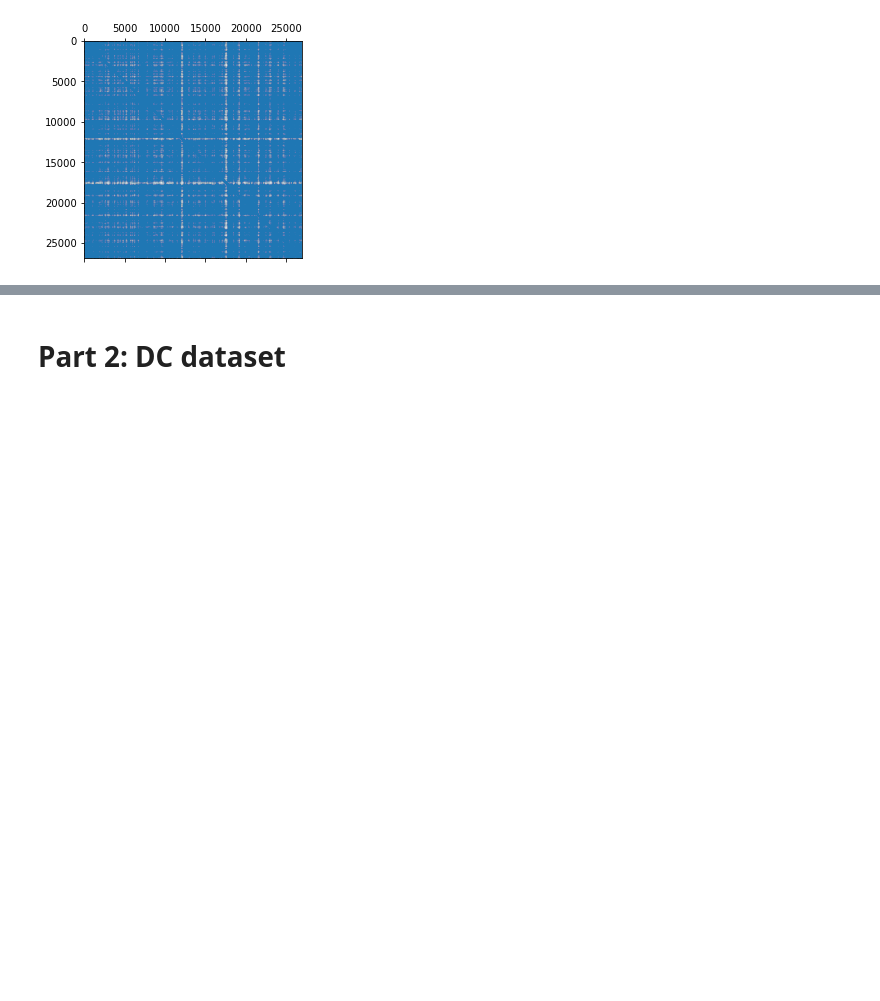
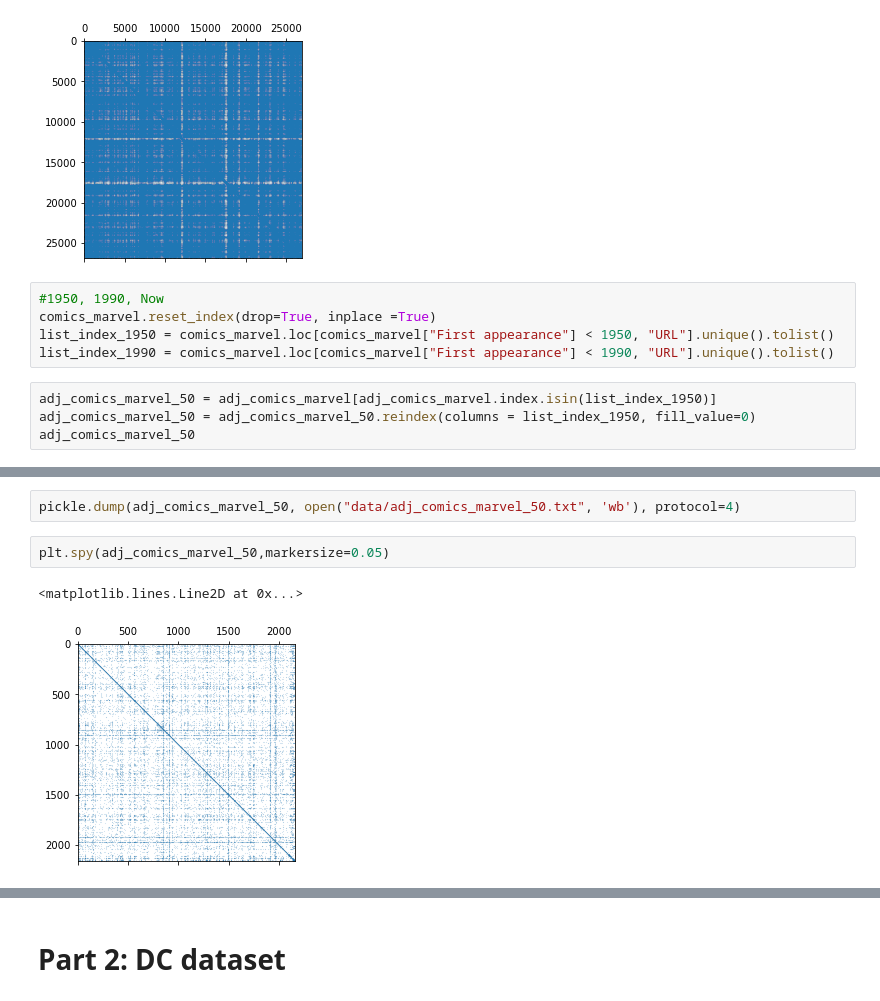
Before and after one commit to ahmedkooli/ntds_comics, a Jupyter notebook: comics_analysis.ipynb, the cells around one changed output, grey strips where cells are left out. Saved outputs shown, nothing was run; the diff lists cells and outputs as text; blank space fills up the shorter version.

Commit message:
final comics

```diff
--- a/comics_analysis.ipynb
+++ b/comics_analysis.ipynb
@@ -133,3 +133,12 @@ plt.spy(adj_comics_marvel,markersize=0.005)
 # %% [output]
 <matplotlib.lines.Line2D at 0x...>
 [figure]
+# %%
+#1950, 1990, Now
+comics_marvel.reset_index(drop=True, inplace =True)
+list_index_1950 = comics_marvel.loc[comics_marvel["First appearance"] < 1950, "URL"].unique().tolist()
+list_index_1990 = comics_marvel.loc[comics_marvel["First appearance"] < 1990, "URL"].unique().tolist()
+# %%
+adj_comics_marvel_50 = adj_comics_marvel[adj_comics_marvel.index.isin(list_index_1950)]
+adj_comics_marvel_50 = adj_comics_marvel_50.reindex(columns = list_index_1950, fill_value=0)
+adj_comics_marvel_50
@@ -135,0 +159,7 @@ plt.spy(adj_comics_marvel,markersize=0.005)
+# %%
+pickle.dump(adj_comics_marvel_50, open("data/adj_comics_marvel_50.txt", 'wb'), protocol=4)
+# %%
+plt.spy(adj_comics_marvel_50,markersize=0.05)
+# %% [output]
+<matplotlib.lines.Line2D at 0x...>
+[figure, added]
```
Also changed, not shown: parts of 16 cells of this notebook.
